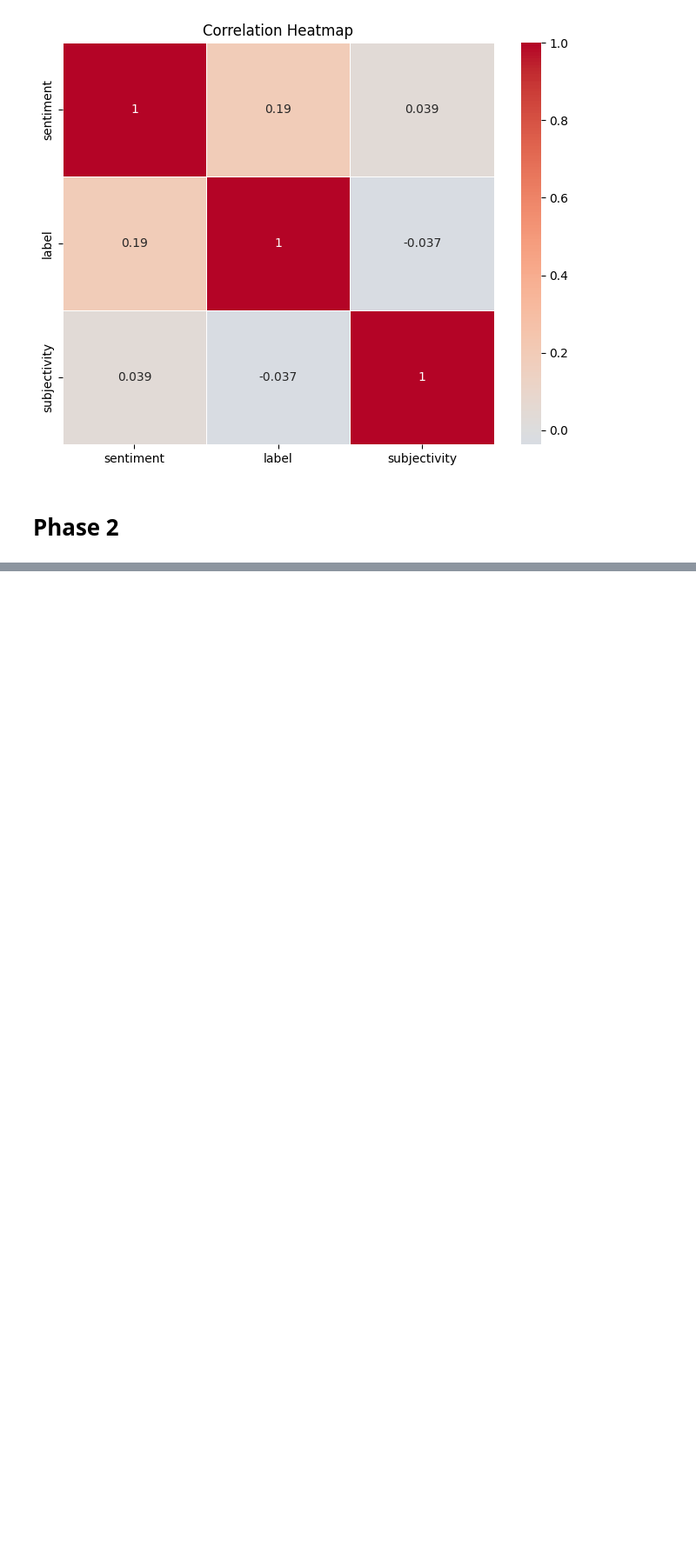
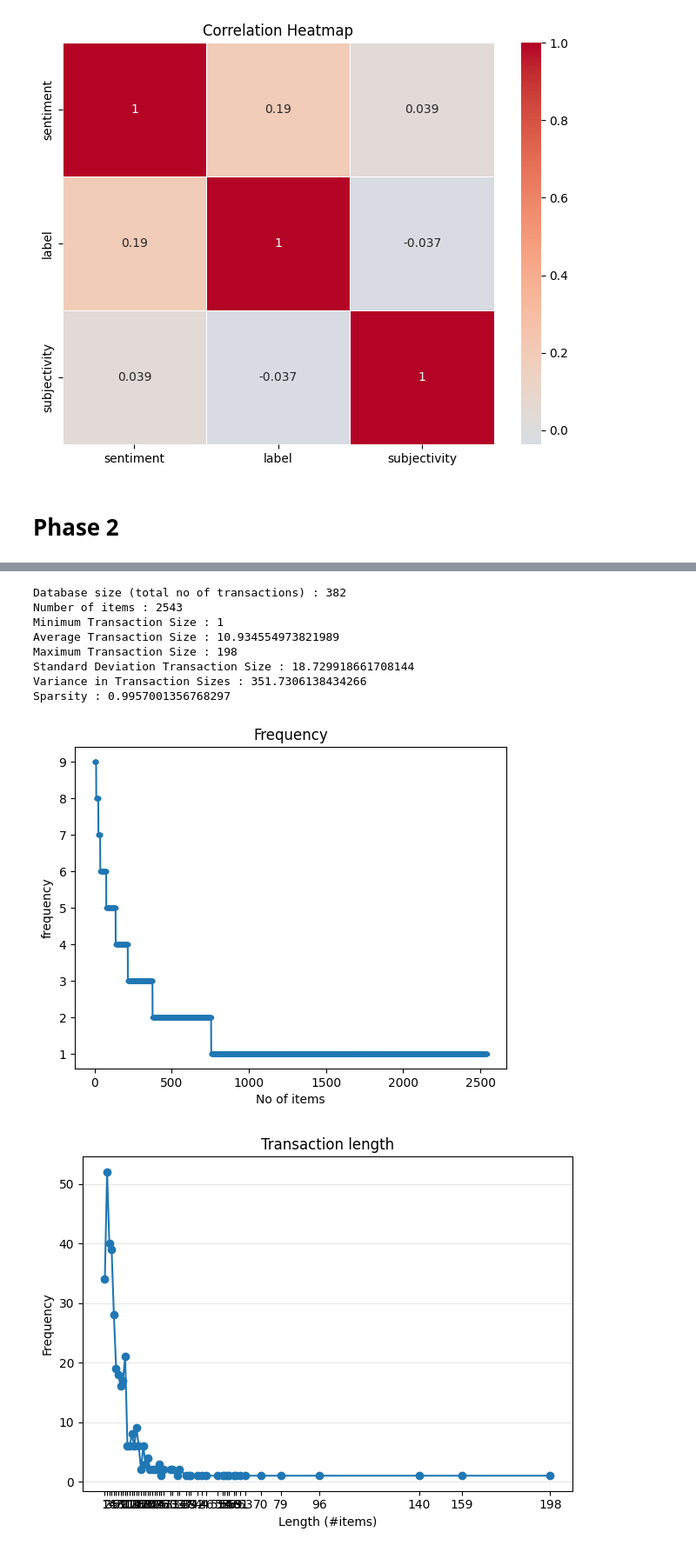
Before and after one commit to jc533/DM2025-Lab1-Exercise, a Jupyter notebook: DM2025-Lab1-Homework.ipynb, the cells around one changed output, grey strips where cells are left out. Shown at 87% size. Drawn from its saved outputs; the diff is of its cells as text; code cells hidden in the pictures; blank space fills up the shorter version.

```diff
--- a/DM2025-Lab1-Homework.ipynb
+++ b/DM2025-Lab1-Homework.ipynb
@@ -424,0 +676,17 @@ plt.show()
+# %%
+from PAMI.extras.dbStats import TransactionalDatabase as tds
+obj = tds.TransactionalDatabase('td_freq_db_netural.csv')
+obj.run()
+obj.printStats()
+obj.plotGraphs()
+# %% [output]
+Database size (total no of transactions) : 382
+Number of items : 2543
+Minimum Transaction Size : 1
+Average Transaction Size : 10.934554973821989
+Maximum Transaction Size : 198
+Standard Deviation Transaction Size : 18.729918661708144
+Variance in Transaction Sizes : 351.7306138434266
+Sparsity : 0.9957001356768297
+[figure, added]
+[figure, added]
```
Also changed, not shown: parts of 65 cells of this notebook, 3 other files.
